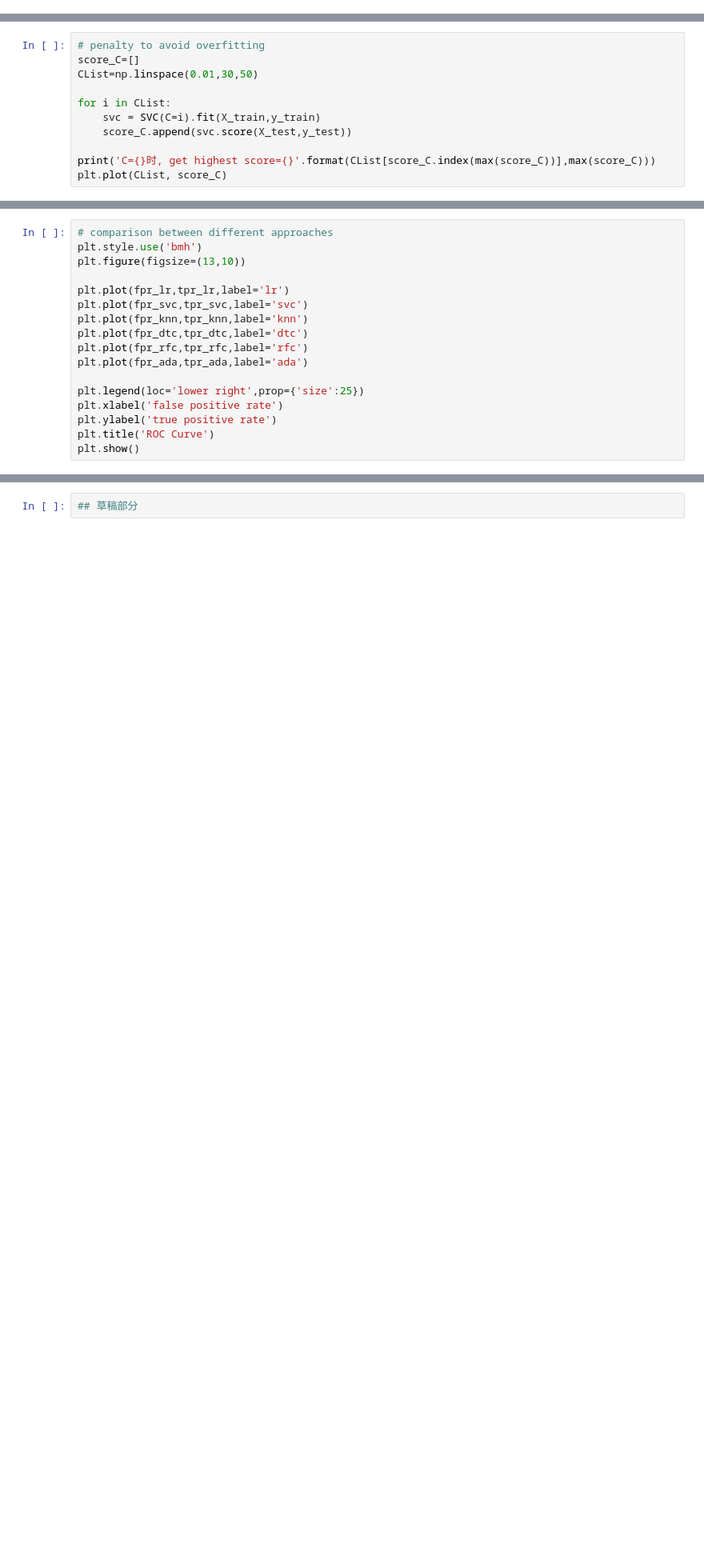
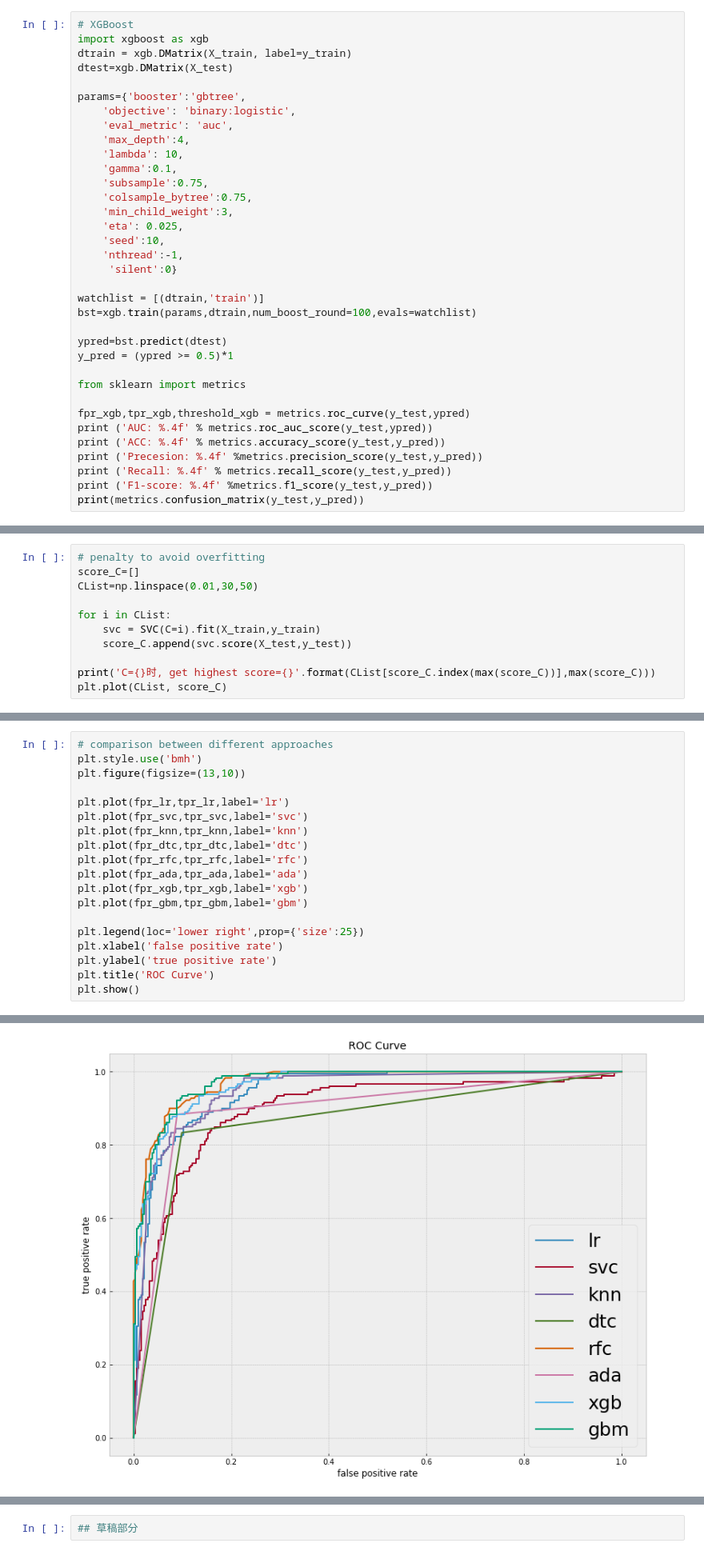
Before and after one commit to 12Jack21/mathmodel, a Jupyter notebook: datap.ipynb, the cells around one changed output, grey strips where cells are left out. Shown: that part at 80% size. Saved outputs shown, nothing was run; the diff lists cells and outputs as text; blank space fills up the shorter version.

```diff
--- a/datap.ipynb
+++ b/datap.ipynb
@@ -605,0 +495,35 @@ array([0.38636547, 0.39200813, 0.38000899, 0.37066199, 0.3767851 ,
+# %%
+# XGBoost
+import xgboost as xgb
+dtrain = xgb.DMatrix(X_train, label=y_train)
+dtest=xgb.DMatrix(X_test)
+
+params={'booster':'gbtree',
+    'objective': 'binary:logistic',
+    'eval_metric': 'auc',
+    'max_depth':4,
+    'lambda': 10,
+    'gamma':0.1,
+    'subsample':0.75,
+    'colsample_bytree':0.75,
+    'min_child_weight':3,
+    'eta': 0.025,
+    'seed':10,
+    'nthread':-1,
+     'silent':0}
+
+watchlist = [(dtrain,'train')]
+bst=xgb.train(params,dtrain,num_boost_round=100,evals=watchlist)
+
+ypred=bst.predict(dtest)
+y_pred = (ypred >= 0.5)*1
+
+from sklearn import metrics
+
+fpr_xgb,tpr_xgb,threshold_xgb = metrics.roc_curve(y_test,ypred)
+print ('AUC: %.4f' % metrics.roc_auc_score(y_test,ypred))
+print ('ACC: %.4f' % metrics.accuracy_score(y_test,y_pred))
+print ('Precesion: %.4f' %metrics.precision_score(y_test,y_pred))
+print ('Recall: %.4f' % metrics.recall_score(y_test,y_pred))
+print ('F1-score: %.4f' %metrics.f1_score(y_test,y_pred))
+print(metrics.confusion_matrix(y_test,y_pred))
@@ -786,6 +793,8 @@ plt.plot(fpr_knn,tpr_knn,label='knn')
 plt.plot(fpr_dtc,tpr_dtc,label='dtc')
 plt.plot(fpr_rfc,tpr_rfc,label='rfc')
 plt.plot(fpr_ada,tpr_ada,label='ada')
+plt.plot(fpr_xgb,tpr_xgb,label='xgb')
+plt.plot(fpr_gbm,tpr_gbm,label='gbm')
 
 plt.legend(loc='lower right',prop={'size':25})
 plt.xlabel('false positive rate')
@@ -798,3 +805,4 @@ NameError: name 'fpr_lr' is not defined
+[figure, added]
 # %%
 x1 = torch.rand(4,4)
 x1 = torch.reshape(x1,(x1.shape[0],1,-1))
```
Also changed, not shown: parts of 82 cells of this notebook.
